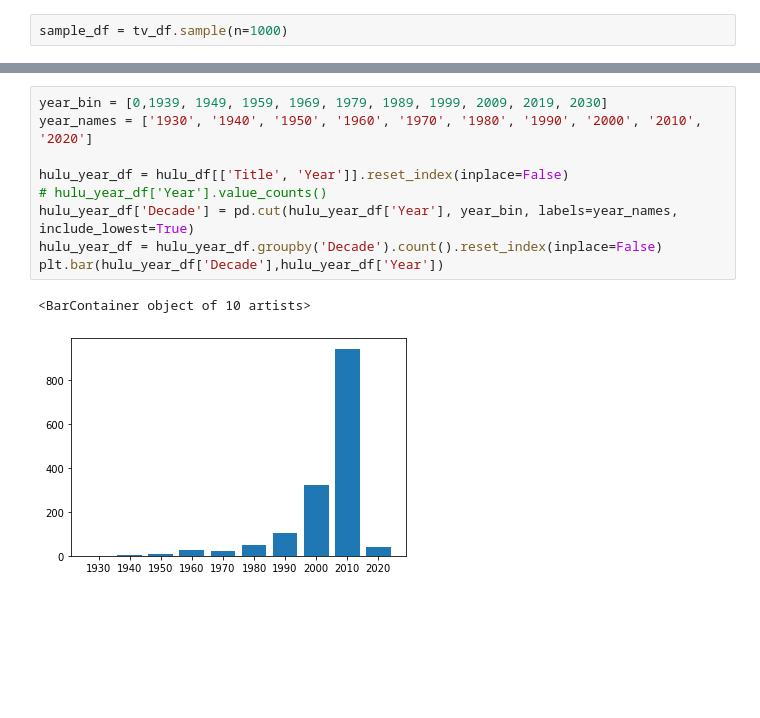
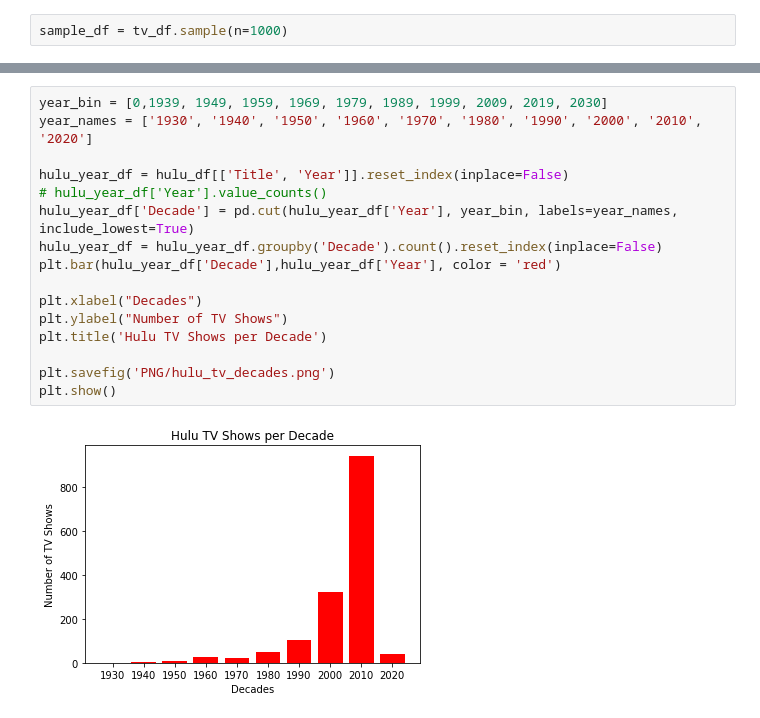
Before and after one commit to trevorguleserian/Project1, a Jupyter notebook: tv_data.ipynb, the cells around one changed output, grey strips where cells are left out. Saved outputs shown, nothing was run; the diff lists cells and outputs as text; blank space fills up the shorter version.

```diff
--- a/tv_data.ipynb
+++ b/tv_data.ipynb
@@ -81,15 +95,21 @@ plt.bar(netflix_bar_df['Decade'],netflix_bar_df['Year'])
 # %%
 year_bin = [0,1939, 1949, 1959, 1969, 1979, 1989, 1999, 2009, 2019, 2030]
 year_names = ['1930', '1940', '1950', '1960', '1970', '1980', '1990', '2000', '2010', '2020']
 
 hulu_year_df = hulu_df[['Title', 'Year']].reset_index(inplace=False)
 # hulu_year_df['Year'].value_counts()
 hulu_year_df['Decade'] = pd.cut(hulu_year_df['Year'], year_bin, labels=year_names, include_lowest=True)
 hulu_year_df = hulu_year_df.groupby('Decade').count().reset_index(inplace=False)
-plt.bar(hulu_year_df['Decade'],hulu_year_df['Year'])
+plt.bar(hulu_year_df['Decade'],hulu_year_df['Year'], color = 'red')
+
+plt.xlabel("Decades")
+plt.ylabel("Number of TV Shows")
+plt.title('Hulu TV Shows per Decade')
+
+plt.savefig('PNG/hulu_tv_decades.png')
+plt.show()
 # %% [output]
-<BarContainer object of 10 artists>
-[figure, old version]
+[figure, new version]
 # %%
 year_bin = [0, 1949, 1959, 1969, 1979, 1989, 1999, 2009, 2019, 2030]
 year_names = ['1940', '1950', '1960', '1970', '1980', '1990', '2000', '2010', '2020']
```
Also changed, not shown: parts of 6 cells of this notebook, 7 other files.
